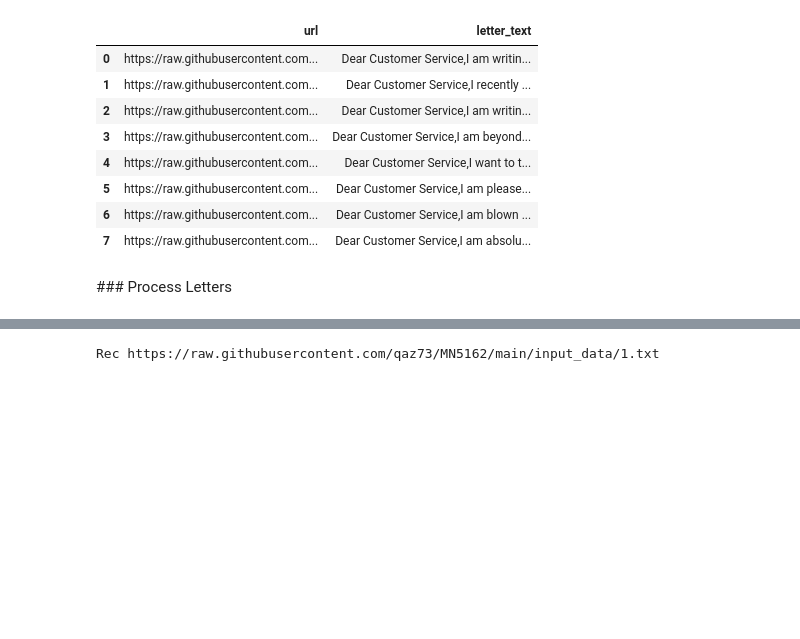
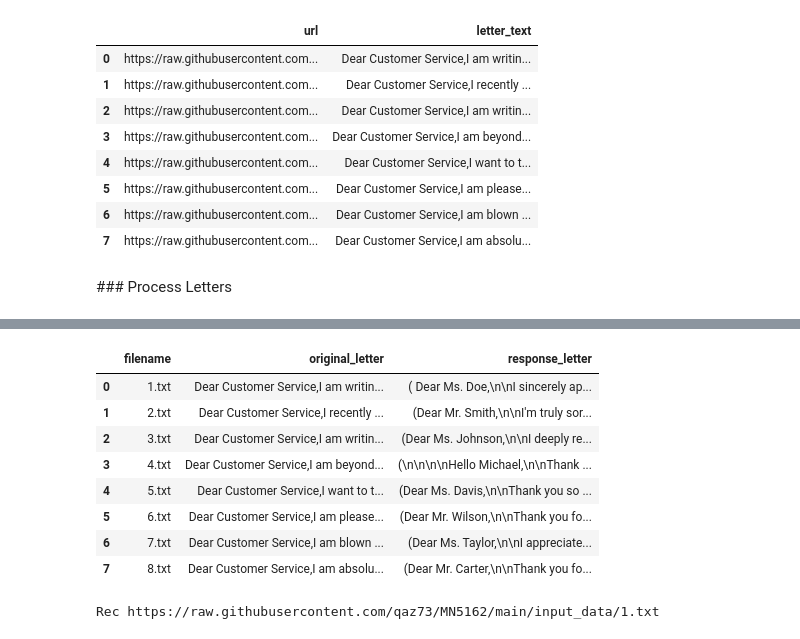
Before and after one commit to qaz73/MN5162, a Jupyter notebook: MN5162_Section1_Assignment_gorourke.ipynb, the cells around one changed output, grey strips where cells are left out. Drawn from its saved outputs; the diff is of its cells as text; code cells hidden in the pictures; blank space fills up the shorter version.

```diff
--- a/MN5162_Section1_Assignment_gorourke.ipynb
+++ b/MN5162_Section1_Assignment_gorourke.ipynb
@@ -311,3 +359,22 @@ df[['url','letter_text']]
+# %%
+from IPython.display import display, HTML
+df = pd.DataFrame(customer_feedback_records)
+df['filename'] = df['url'].apply(lambda x: x[-5:])
+df_for_display = df[['filename','original_letter', 'response_letter']]
+
+pd.set_option('display.max_colwidth', None)
+#display(HTML(df_for_display.to_html().replace("\\n","<br>")))
+display(df_for_display)
+# %% [output]
+|  | filename | original_letter | response_letter |
+| 0 | 1.txt | Dear Customer Service,I am writin... | ( Dear Ms. Doe,\n\nI sincerely ap... |
+| 1 | 2.txt | Dear Customer Service,I recently ... | (Dear Mr. Smith,\n\nI'm truly sor... |
+| 2 | 3.txt | Dear Customer Service,I am writin... | (Dear Ms. Johnson,\n\nI deeply re... |
+| 3 | 4.txt | Dear Customer Service,I am beyond... | (\n\n\n\nHello Michael,\n\nThank ... |
+| 4 | 5.txt | Dear Customer Service,I want to t... | (Dear Ms. Davis,\n\nThank you so ... |
+| 5 | 6.txt | Dear Customer Service,I am please... | (Dear Mr. Wilson,\n\nThank you fo... |
+| 6 | 7.txt | Dear Customer Service,I am blown ... | (Dear Ms. Taylor,\n\nI appreciate... |
+| 7 | 8.txt | Dear Customer Service,I am absolu... | (Dear Mr. Carter,\n\nThank you fo... |
 # %%
 for feedback in customer_feedback_records:
 
```
Also changed, not shown: parts of 8 cells of this notebook.
